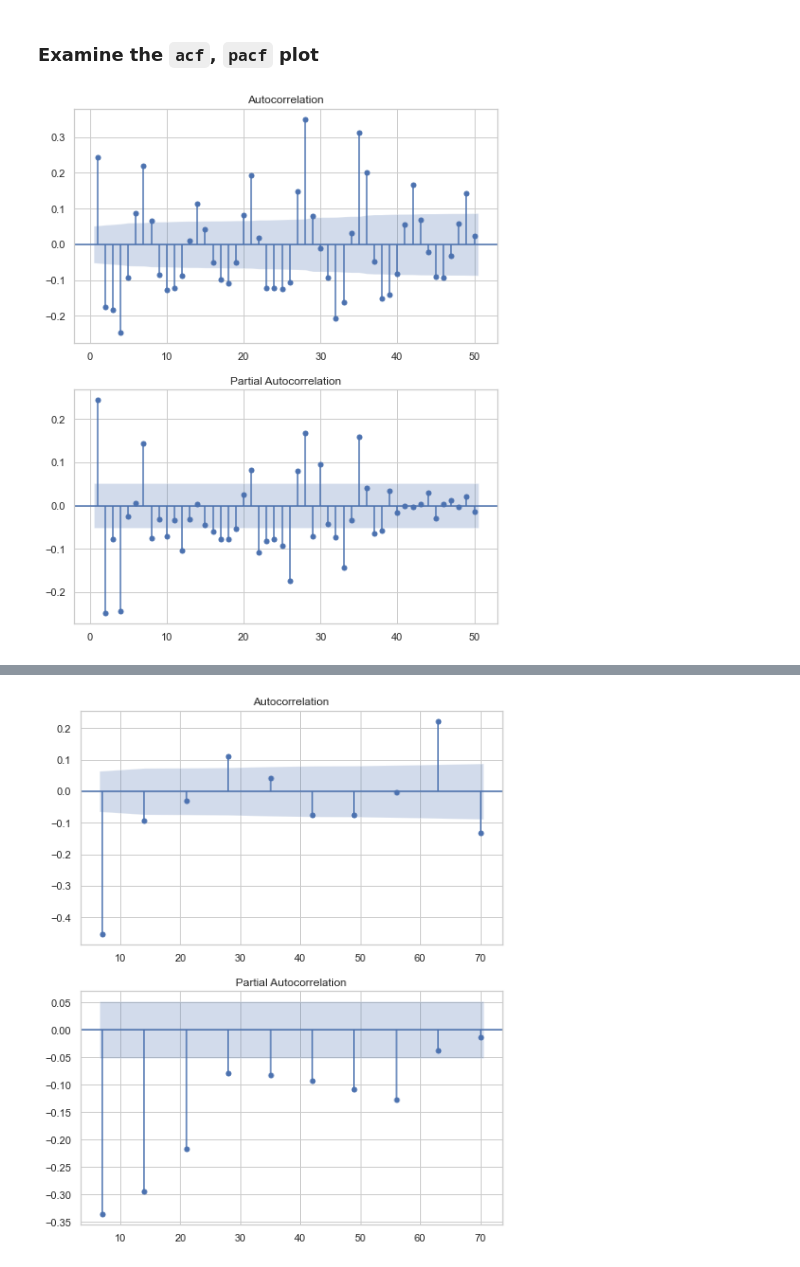
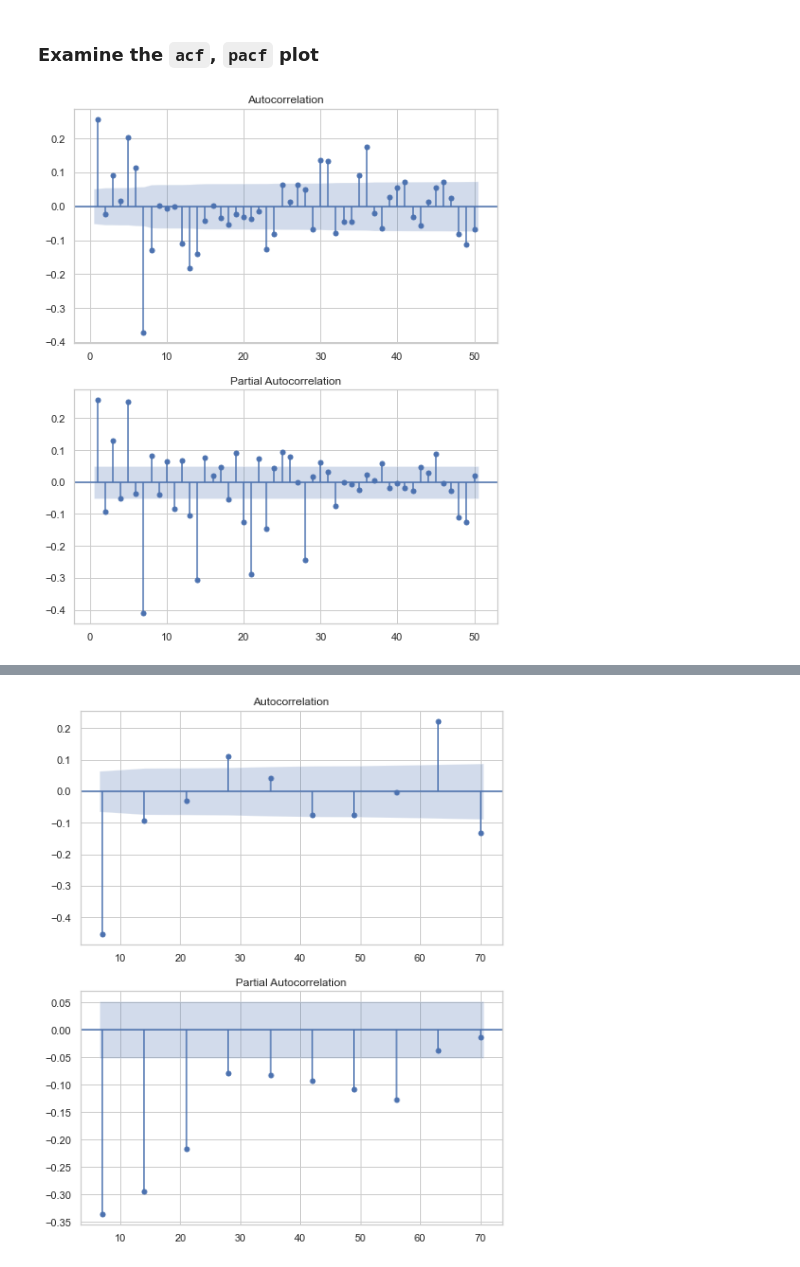
Before and after one commit to mendyhsu/Capstone, a Jupyter notebook: Modeling.ipynb, the cells around one changed output, grey strips where cells are left out. Saved outputs shown, nothing was run; the diff lists cells and outputs as text; code cells hidden in the pictures.

```diff
--- a/Modeling.ipynb
+++ b/Modeling.ipynb
@@ -169,16 +191,16 @@ from statsmodels.graphics.tsaplots import plot_acf, plot_pacf
 # %%
 # Find seasonal (P, D, Q, S)
 
 fig, (ax1, ax2) = plt.subplots(2,1, figsize=(8,10))
-input_data = temp1#.diff(7).dropna() #df['total load actual']
+input_data = temp1.diff(7).dropna() #df['total load actual']
 plot_acf(input_data, lags=50, zero=False, ax=ax1)
 plot_pacf(input_data, lags=50, zero=False, ax=ax2)
 plt.show()
 
 
 # Seasonal period S = 24 (hrs)
 # %% [output]
-[figure, old version]
+[figure, new version]
 # %%
 fig, (ax1, ax2) = plt.subplots(2,1, figsize=(8,10))
 input_data = temp.diff(7).dropna()
```
Also changed, not shown: parts of 75 cells of this notebook, 1 other file.
